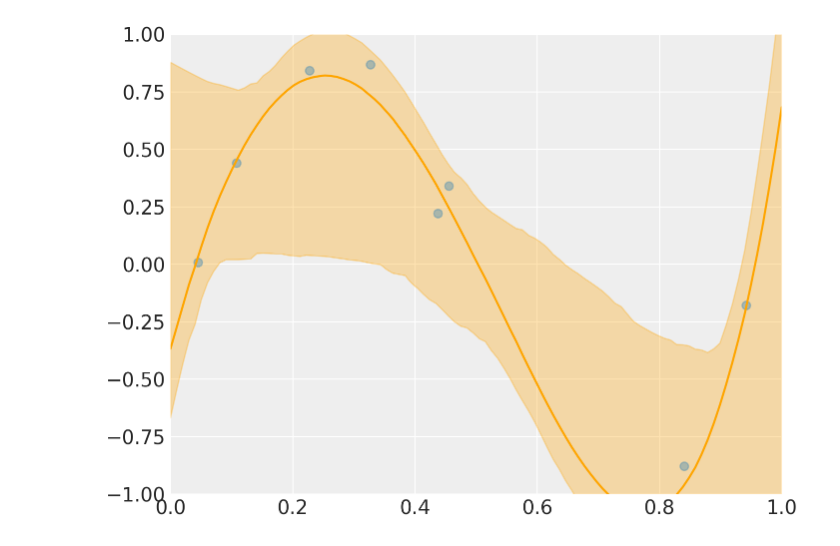
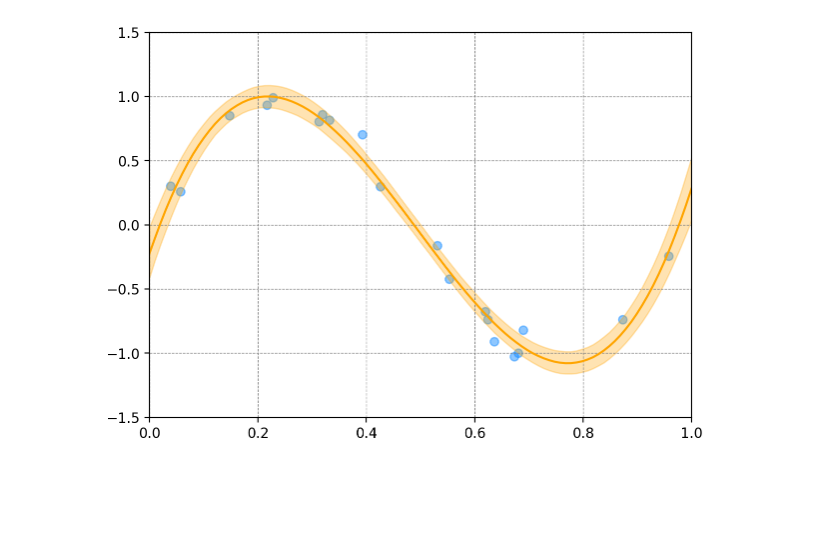
Before and after one commit to jykoresearch/personal-studies, a Jupyter notebook: PRML/curve_fitting/curvefitting_Bayesian.ipynb, the cells around one changed output. Cells and saved outputs as stored; diff of their text form; code cells hidden in the pictures; blank space fills up the shorter version.

```diff
--- a/PRML/curve_fitting/curvefitting_Bayesian.ipynb
+++ b/PRML/curve_fitting/curvefitting_Bayesian.ipynb
@@ -73,7 +77,7 @@ def draw_graph(x,y,ans_params,fig,ax,n):
     ax.legend(graph, ["Order number: {}".format(n)], loc= 'upper right')
     return fig, ax
 # %%
-num_data = 10
+num_data = 20
 
 # Create ramdom sample data points [0,1] following y = sin x
 x_data, y_data = create_sampledata(num_data)
@@ -82,19 +86,22 @@ df = pd.DataFrame()
 df['x'] = x_data.flatten().tolist()
 df['y'] = y_data.flatten().tolist()
 
-n = 5 # number of polynomial coefficients
+n = 4 # number of polynomial coefficients
 lmd = 0
 
 with pm.Model() as model:
     x = pm.MutableData("x", df.x)
-
     w_mu = pm.Normal('w_mu', mu=0., sigma = 1)
     w_sigma = pm.HalfNormal('w_sigma', sigma = 10 )
     w = pm.Normal('w', mu= w_mu, sigma = w_sigma, shape=n)
     mu = pm.Deterministic("mu", sum(((w[i]*(x**i)) for i in range(n))))
+    #TODO: how to improve w[i]*(x**i) form into matrix...?
 
     likelihood_sigma = pm.HalfNormal('likelihood_sigma', sigma = 10)
     likelihood = pm.Normal("y", mu = mu, sigma = likelihood_sigma, observed = df.y)
 
-pm.model_to_graphviz(model)
+with model:
+    step = pm.Metropolis()
+    samples = pm.sample()
+    pm.model_to_graphviz(model)
 # %% [output]
@@ -102,5 +142,0 @@ pm.model_to_graphviz(model)
-# %%
-with model:
-    step = pm.Metropolis()
-    samples = pm.sample()
-    pm.plot_trace(samples)
@@ -143,0 +143,3 @@ NotImplementedError: These `Op`s should be removed from graphs used for computat
+# %%
+plt.style.use('default')
+pm.plot_trace(samples, filter_vars="like", combined=True, kind="trace")
@@ -151,14 +165,16 @@ y_med = np.median(y_samples, axis = 1)
 y_u = np.percentile(y_samples, axis = 1, q = 97.5)
 y_l = np.percentile(y_samples, axis = 1, q = 2.5)
 # %%
+plt.style.use('default')
+available = ['default'] + plt.style.available
+
 fig, ax = plt.subplots(figsize=(7,5))
 
 ax.scatter(x_data, y_data, alpha =0.5, c = 'dodgerblue')
 ax.plot(x_tick, y_med, 'orange')
 ax.fill_between(x_tick, y_l, y_u, alpha = 0.3, color = 'orange')
 ax.set_xlim(0,1)
-ax.set_ylim(-1,1)
-
-plt.show()
+ax.set_ylim(-1.5,1.5)
+ax.grid(color='grey', linestyle='--', linewidth= 0.5)
 # %% [output]
-[figure, old version]
+[figure, new version]
```
Also changed, not shown: parts of 4 cells of this notebook.
